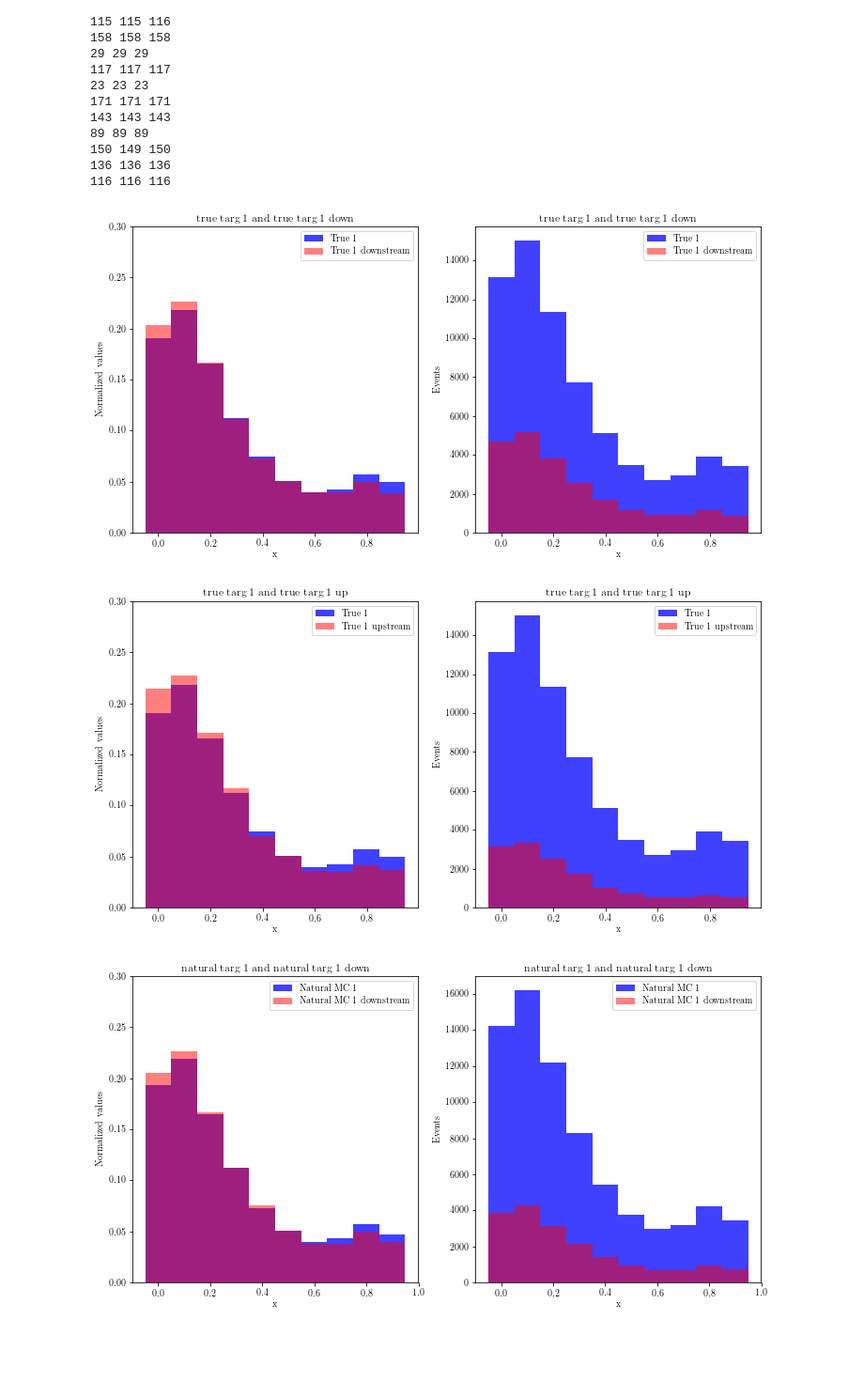
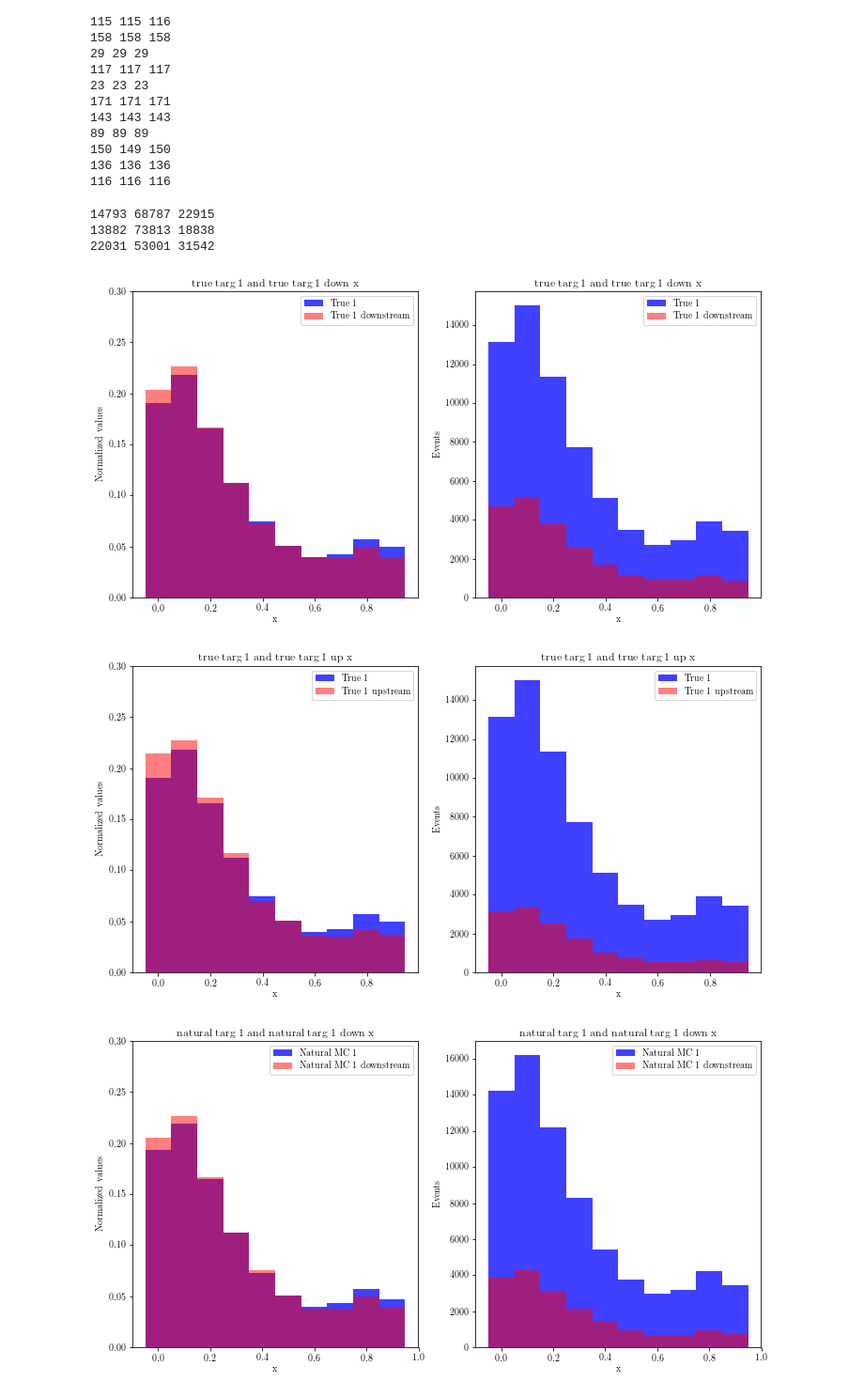
Before and after one commit to gnperdue/JupyterNotebooks, a Jupyter notebook: ANNMINERvA/natural_vs_targbal_check.ipynb, the cells around one changed output. Shown at 94% size. Saved outputs shown, nothing was run; the diff lists cells and outputs as text; code cells hidden in the pictures; blank space fills up the shorter version.

```diff
--- a/ANNMINERvA/natural_vs_targbal_check.ipynb
+++ b/ANNMINERvA/natural_vs_targbal_check.ipynb
@@ -282,14 +282,22 @@ def make_plane_assignment_indices(plane_type, targ_pcode=9):
 t1_true_up, t1_true, t1_true_down = make_plane_assignment_indices('true_plane', 9)
 t1_natl_up, t1_natl, t1_natl_down = make_plane_assignment_indices('planecode_natural', 9)
 t1_tbal_up, t1_tbal, t1_tbal_down = make_plane_assignment_indices('planecode_targbal', 9)
+# %%
+print(np.sum(t1_true_up), np.sum(t1_true), np.sum(t1_true_down))
+print(np.sum(t1_natl_up), np.sum(t1_natl), np.sum(t1_natl_down))
+print(np.sum(t1_tbal_up), np.sum(t1_tbal), np.sum(t1_tbal_down))
+# %% [output]
+14793 68787 22915
+13882 73813 18838
+22031 53001 31542
 # %%
-compare_kine('x', t1_true, t1_true_down, ptitle='true targ 1 and true targ 1 down', xtitle='x',
+compare_kine('x', t1_true, t1_true_down, ptitle='true targ 1 and true targ 1 down x', xtitle='x',
             blue='True 1', red='True 1 downstream')
 # %% [output]
-[figure, old version]
+[figure, new version]
 # %%
-compare_kine('x', t1_true, t1_true_up, ptitle='true targ 1 and true targ 1 up', xtitle='x',
+compare_kine('x', t1_true, t1_true_up, ptitle='true targ 1 and true targ 1 up x', xtitle='x',
             blue='True 1', red='True 1 upstream')
 # %% [output]
-[figure, old version]
+[figure, new version]
 # %%
```
Also changed, not shown: parts of 21 cells of this notebook.
